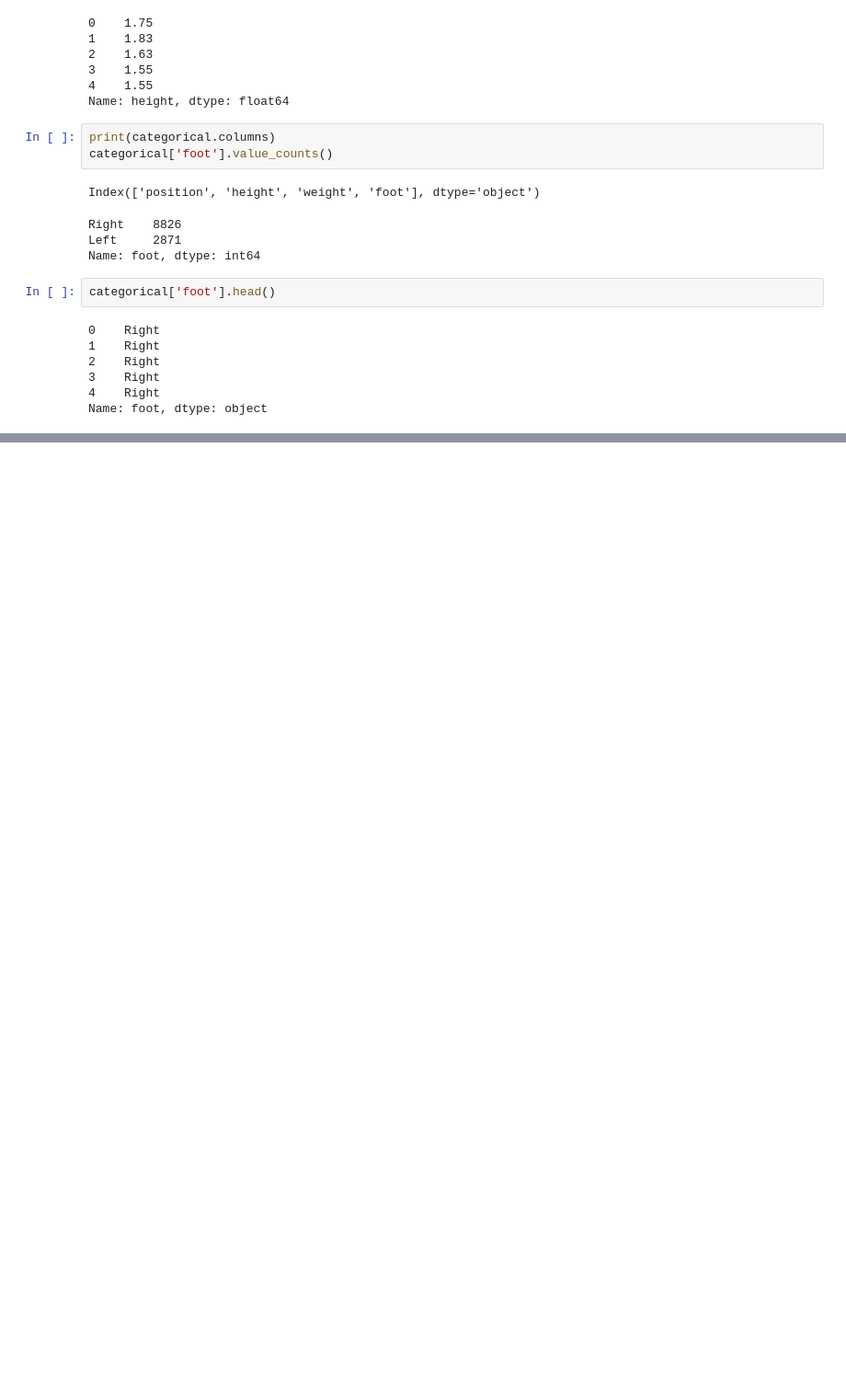
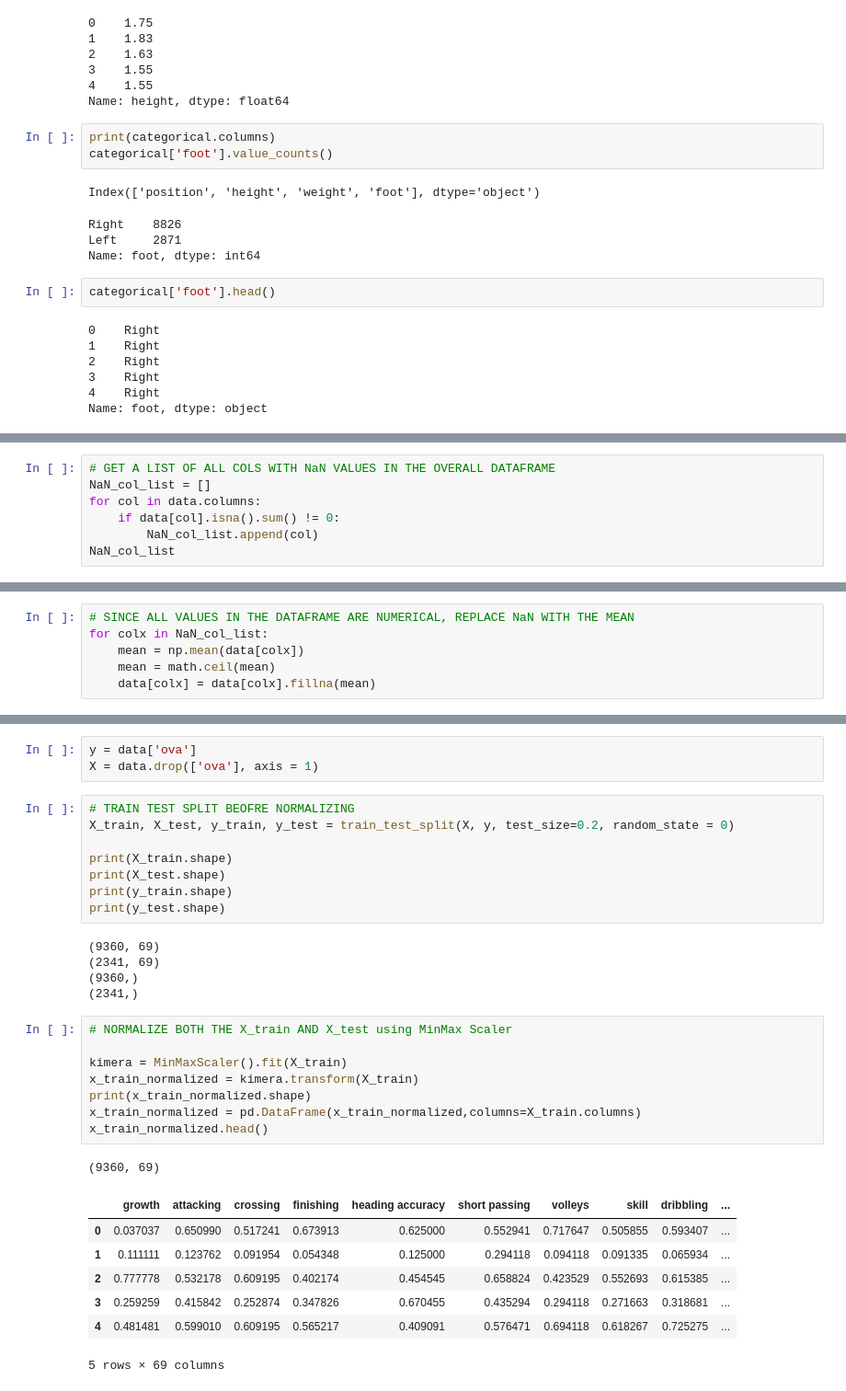
Before and after one commit to kimerajoseph/unit_2, a Jupyter notebook: FIFA_21_project .ipynb, the cells around one changed output, grey strips where cells are left out. Shown at 92% size. Saved outputs shown, nothing was run; the diff lists cells and outputs as text; blank space fills up the shorter version.

```diff
--- a/FIFA_21_project .ipynb
+++ b/FIFA_21_project .ipynb
@@ -507,0 +543,7 @@ X
+# %%
+# GET A LIST OF ALL COLS WITH NaN VALUES IN THE OVERALL DATAFRAME
+NaN_col_list = []
+for col in data.columns:
+    if data[col].isna().sum() != 0:
+        NaN_col_list.append(col)
+NaN_col_list
@@ -507,0 +570,6 @@ X
+# %%
+# SINCE ALL VALUES IN THE DATAFRAME ARE NUMERICAL, REPLACE NaN WITH THE MEAN
+for colx in NaN_col_list:
+    mean = np.mean(data[colx])
+    mean = math.ceil(mean)
+    data[colx] = data[colx].fillna(mean)
@@ -507,0 +600,33 @@ X
+# %%
+y = data['ova']
+X = data.drop(['ova'], axis = 1)
+# %%
+# TRAIN TEST SPLIT BEOFRE NORMALIZING
+X_train, X_test, y_train, y_test = train_test_split(X, y, test_size=0.2, random_state = 0)
+
+print(X_train.shape)
+print(X_test.shape)
+print(y_train.shape)
+print(y_test.shape)
+# %% [output]
+(9360, 69)
+(2341, 69)
+(9360,)
+(2341,)
+# %%
+# NORMALIZE BOTH THE X_train AND X_test using MinMax Scaler
+
+kimera = MinMaxScaler().fit(X_train)
+x_train_normalized = kimera.transform(X_train)
+print(x_train_normalized.shape)
+x_train_normalized = pd.DataFrame(x_train_normalized,columns=X_train.columns)
+x_train_normalized.head()
+# %% [output]
+(9360, 69)
+|  | growth | attacking | crossing | finishing | heading accuracy | short passing | volleys | skill | dribbling | ... |
+| 0 | 0.037037 | 0.650990 | 0.517241 | 0.673913 | 0.625000 | 0.552941 | 0.717647 | 0.505855 | 0.593407 | ... |
+| 1 | 0.111111 | 0.123762 | 0.091954 | 0.054348 | 0.125000 | 0.294118 | 0.094118 | 0.091335 | 0.065934 | ... |
+| 2 | 0.777778 | 0.532178 | 0.609195 | 0.402174 | 0.454545 | 0.658824 | 0.423529 | 0.552693 | 0.615385 | ... |
+| 3 | 0.259259 | 0.415842 | 0.252874 | 0.347826 | 0.670455 | 0.435294 | 0.294118 | 0.271663 | 0.318681 | ... |
+| 4 | 0.481481 | 0.599010 | 0.609195 | 0.565217 | 0.409091 | 0.576471 | 0.694118 | 0.618267 | 0.725275 | ... |
+5 rows × 69 columns
```
Also changed, not shown: parts of 26 cells of this notebook, 2 other files.
